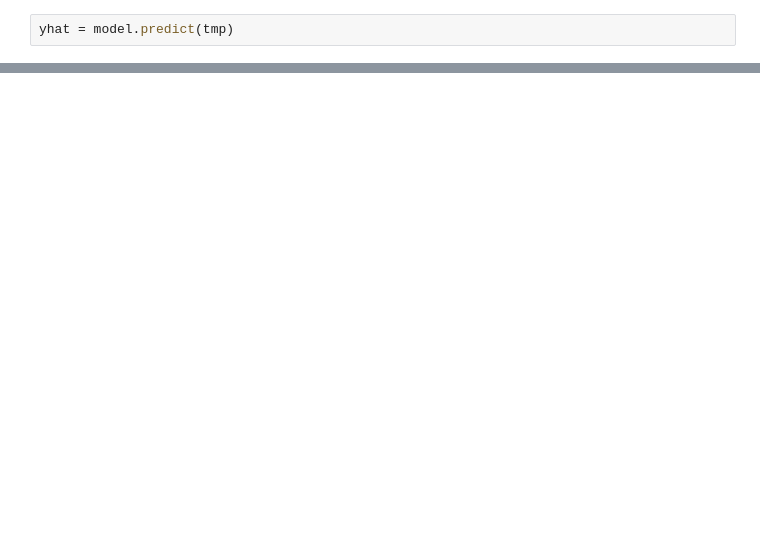
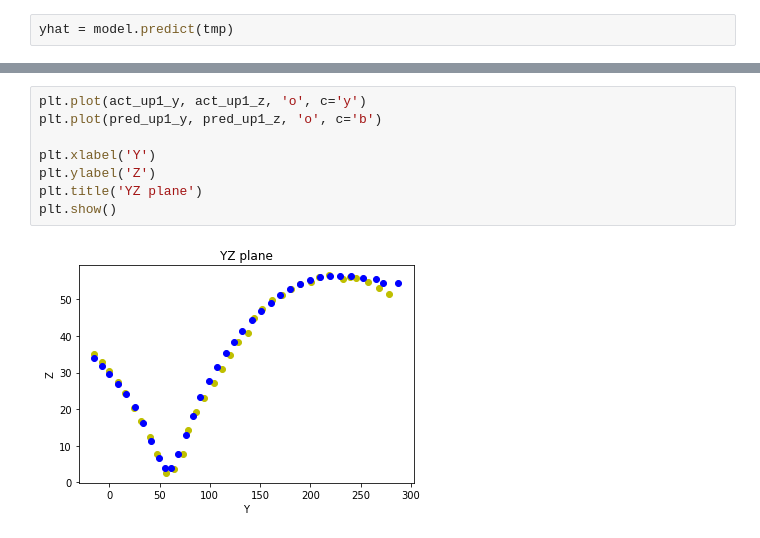
Before and after one commit to ConradLiuuu/ML_practice, a Jupyter notebook: reconstruction_trajectory_20200130v3.ipynb, the cells around one changed output, grey strips where cells are left out. Saved outputs shown, nothing was run; the diff lists cells and outputs as text; blank space fills up the shorter version.

```diff
--- a/reconstruction_trajectory_20200130v3.ipynb
+++ b/reconstruction_trajectory_20200130v3.ipynb
@@ -201,0 +232,10 @@ array([[[ -0.10932288,  -8.89389648,  -3.30643033],
+# %%
+plt.plot(act_up1_y, act_up1_z, 'o', c='y')
+plt.plot(pred_up1_y, pred_up1_z, 'o', c='b')
+
+plt.xlabel('Y')
+plt.ylabel('Z')
+plt.title('YZ plane')
+plt.show()
+# %% [output]
+[figure, added]
```
Also changed, not shown: parts of 35 cells of this notebook.
